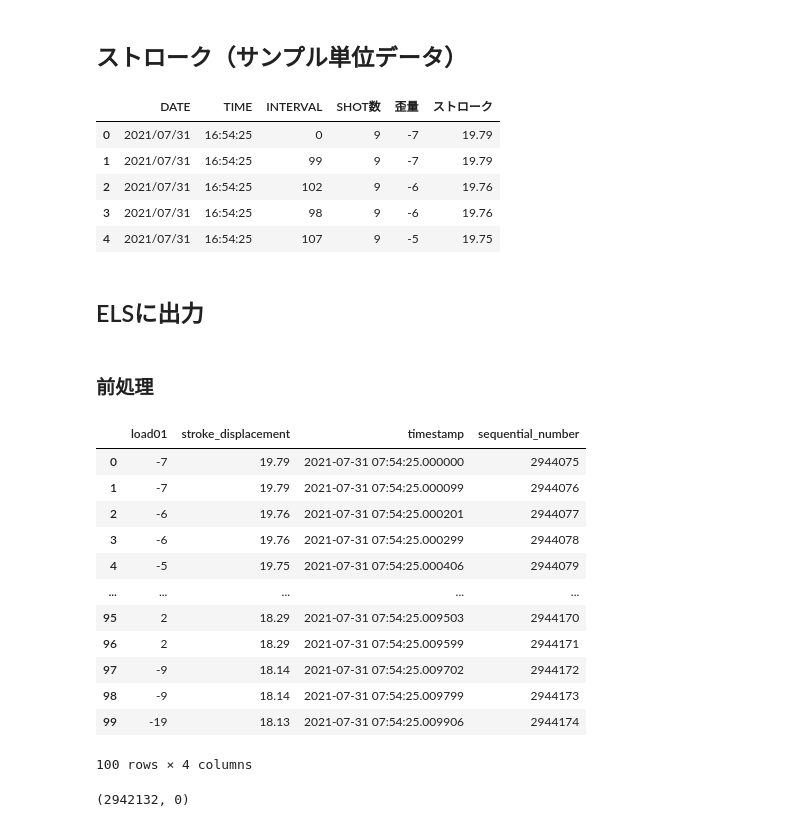
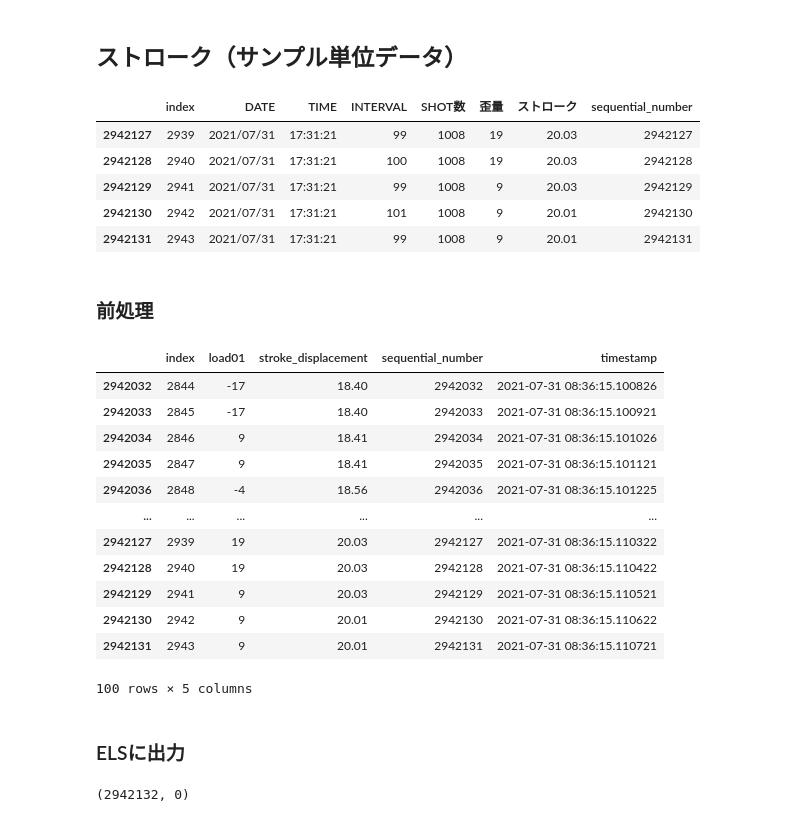
Before and after one commit to ymiyamoto5/data-analysis-platform-bak, a Jupyter notebook: notebooks/data_import_j.ipynb, the cells around one changed output. Saved outputs shown, nothing was run; the diff lists cells and outputs as text; code cells hidden in the pictures.

Commit message:
data_import_j更新

```diff
--- a/notebooks/data_import_j.ipynb
+++ b/notebooks/data_import_j.ipynb
@@ -149,22 +149,26 @@ import glob
 files = glob.glob("20210810/0to1K/log1/*")
 files.sort()
 
-df_stroke = pd.read_csv(files[0], encoding="shift-jis")
+sequential_number = 0
 
-for file in files[1:]:
+df_stroke = pd.DataFrame([])
+
+for file in files:
     df = pd.read_csv(file, encoding="shift-jis")
+    df["sequential_number"] = df.index + sequential_number
+    sequential_number += len(df)
+
     df_stroke = pd.concat([df_stroke, df])
 
-df_stroke.head(5)
+df_stroke.reset_index(inplace=True)
+df_stroke.tail(5)
 # %% [output]
-|  | DATE | TIME | INTERVAL | SHOT数 | 歪量 | ストローク |
-| 0 | 2021/07/31 | 16:54:25 | 0 | 9 | -7 | 19.79 |
-| 1 | 2021/07/31 | 16:54:25 | 99 | 9 | -7 | 19.79 |
-| 2 | 2021/07/31 | 16:54:25 | 102 | 9 | -6 | 19.76 |
-| 3 | 2021/07/31 | 16:54:25 | 98 | 9 | -6 | 19.76 |
-| 4 | 2021/07/31 | 16:54:25 | 107 | 9 | -5 | 19.75 |
+|  | index | DATE | TIME | INTERVAL | SHOT数 | 歪量 | ストローク | sequential_number |
+| 2942127 | 2939 | 2021/07/31 | 17:31:21 | 99 | 1008 | 19 | 20.03 | 2942127 |
+| 2942128 | 2940 | 2021/07/31 | 17:31:21 | 100 | 1008 | 19 | 20.03 | 2942128 |
+| 2942129 | 2941 | 2021/07/31 | 17:31:21 | 99 | 1008 | 9 | 20.03 | 2942129 |
+| 2942130 | 2942 | 2021/07/31 | 17:31:21 | 101 | 1008 | 9 | 20.01 | 2942130 |
+| 2942131 | 2943 | 2021/07/31 | 17:31:21 | 99 | 1008 | 9 | 20.01 | 2942131 |
-# %% [markdown]
-## ELSに出力
 # %% [markdown]
 ### 前処理
 # %%
@@ -179,28 +183,26 @@ df_stroke["timestamp"] = df_stroke["timestamp"].map(lambda x: datetime.strptime(
 df_stroke["timestamp"] = df_stroke.apply(concat_timestamp_and_interval, axis=1)
 # df_stroke["timestamp"] = df_stroke["timestamp"].map(lambda x: x.timestamp())
 
-# 連番
-df_stroke["sequential_number"] = df_stroke.index + sequential_number
-sequential_number += df_stroke.index[-1]
-
 df_stroke.drop(columns=["DATE", "TIME", "INTERVAL", "SHOT数", "CUM_INTERVAL"], inplace=True)
 df_stroke.rename(columns={"歪量":"load01", "ストローク":"stroke_displacement"}, inplace=True)
 # %%
-df_stroke.head(100)
+df_stroke.tail(100)
 # %% [output]
-|  | load01 | stroke_displacement | timestamp | sequential_number |
-| 0 | -7 | 19.79 | 2021-07-31 07:54:25.000000 | 2944075 |
-| 1 | -7 | 19.79 | 2021-07-31 07:54:25.000099 | 2944076 |
-| 2 | -6 | 19.76 | 2021-07-31 07:54:25.000201 | 2944077 |
-| 3 | -6 | 19.76 | 2021-07-31 07:54:25.000299 | 2944078 |
-| 4 | -5 | 19.75 | 2021-07-31 07:54:25.000406 | 2944079 |
-| ... | ... | ... | ... | ... |
-| 95 | 2 | 18.29 | 2021-07-31 07:54:25.009503 | 2944170 |
-| 96 | 2 | 18.29 | 2021-07-31 07:54:25.009599 | 2944171 |
-| 97 | -9 | 18.14 | 2021-07-31 07:54:25.009702 | 2944172 |
-| 98 | -9 | 18.14 | 2021-07-31 07:54:25.009799 | 2944173 |
-| 99 | -19 | 18.13 | 2021-07-31 07:54:25.009906 | 2944174 |
+|  | index | load01 | stroke_displacement | sequential_number | timestamp |
+| 2942032 | 2844 | -17 | 18.40 | 2942032 | 2021-07-31 08:36:15.100826 |
+| 2942033 | 2845 | -17 | 18.40 | 2942033 | 2021-07-31 08:36:15.100921 |
+| 2942034 | 2846 | 9 | 18.41 | 2942034 | 2021-07-31 08:36:15.101026 |
+| 2942035 | 2847 | 9 | 18.41 | 2942035 | 2021-07-31 08:36:15.101121 |
+| 2942036 | 2848 | -4 | 18.56 | 2942036 | 2021-07-31 08:36:15.101225 |
+| ... | ... | ... | ... | ... | ... |
+| 2942127 | 2939 | 19 | 20.03 | 2942127 | 2021-07-31 08:36:15.110322 |
+| 2942128 | 2940 | 19 | 20.03 | 2942128 | 2021-07-31 08:36:15.110422 |
+| 2942129 | 2941 | 9 | 20.03 | 2942129 | 2021-07-31 08:36:15.110521 |
+| 2942130 | 2942 | 9 | 20.01 | 2942130 | 2021-07-31 08:36:15.110622 |
+| 2942131 | 2943 | 9 | 20.01 | 2942131 | 2021-07-31 08:36:15.110721 |
-100 rows × 4 columns
+100 rows × 5 columns
+# %% [markdown]
+### ELSに出力
 # %%
 dict_stroke = df_stroke.to_dict(orient="records")
 # dict_stroke
```
Also changed, not shown: parts of 4 cells of this notebook.
